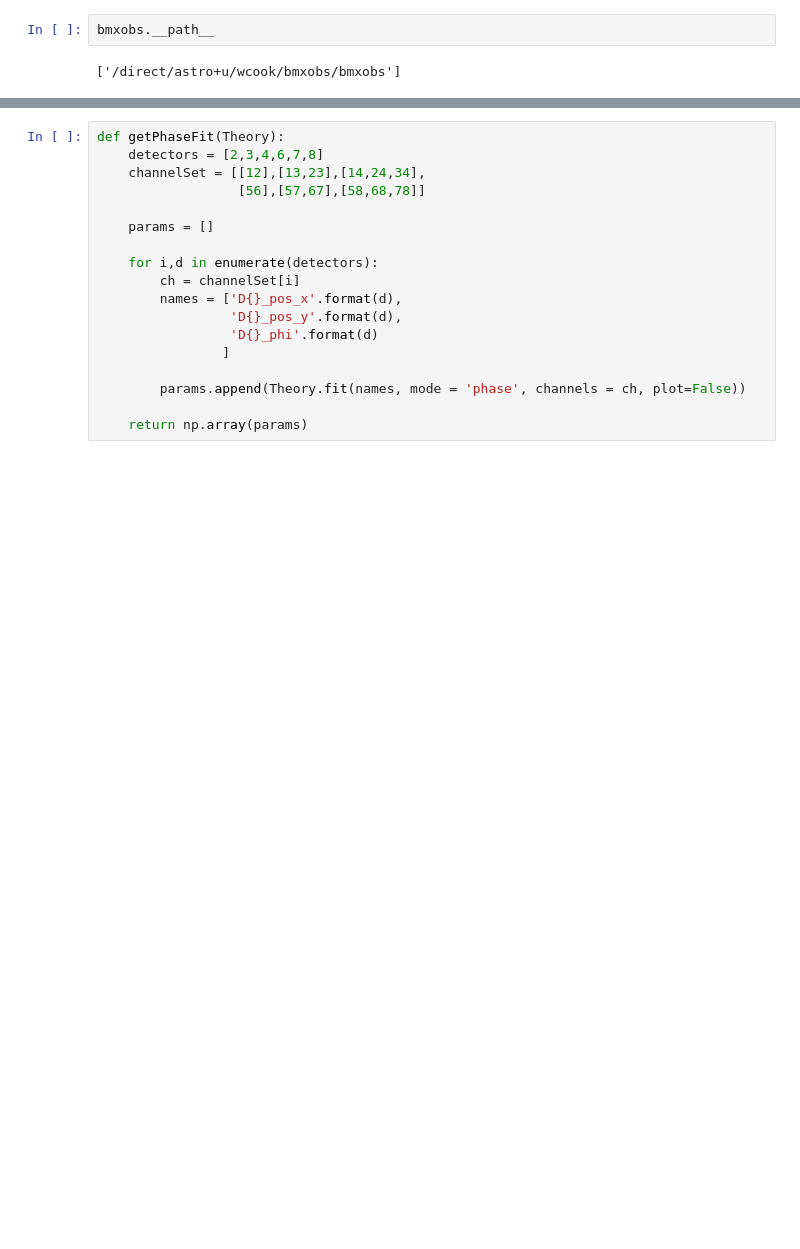
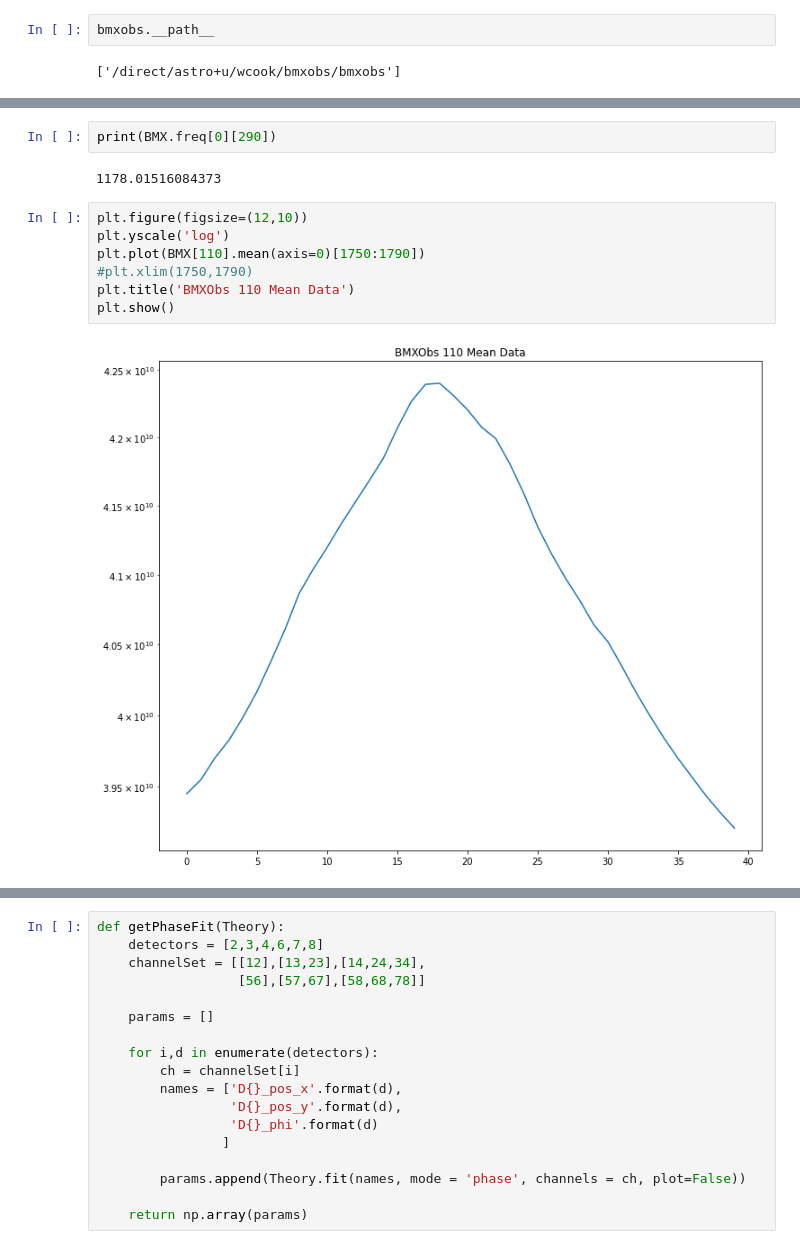
Before and after one commit to bmxdemo/bmxobs, a Jupyter notebook: towards1.ipynb, the cells around one changed output, grey strips where cells are left out. Saved outputs shown, nothing was run; the diff lists cells and outputs as text; blank space fills up the shorter version.

```diff
--- a/towards1.ipynb
+++ b/towards1.ipynb
@@ -37,2 +24,15 @@ D=bmxobs.BMXSingleFreqObs("pas/210904_2300")
+# %%
+print(BMX.freq[0][290])
+# %% [output]
+1178.01516084373
+# %%
+plt.figure(figsize=(12,10))
+plt.yscale('log')
+plt.plot(BMX[110].mean(axis=0)[1750:1790])
+#plt.xlim(1750,1790)
+plt.title('BMXObs 110 Mean Data')
+plt.show()
+# %% [output]
+[figure, added]
 # %%
 cut = [0,len(D[11])]
```
Also changed, not shown: parts of 27 cells of this notebook, 1 other file.
